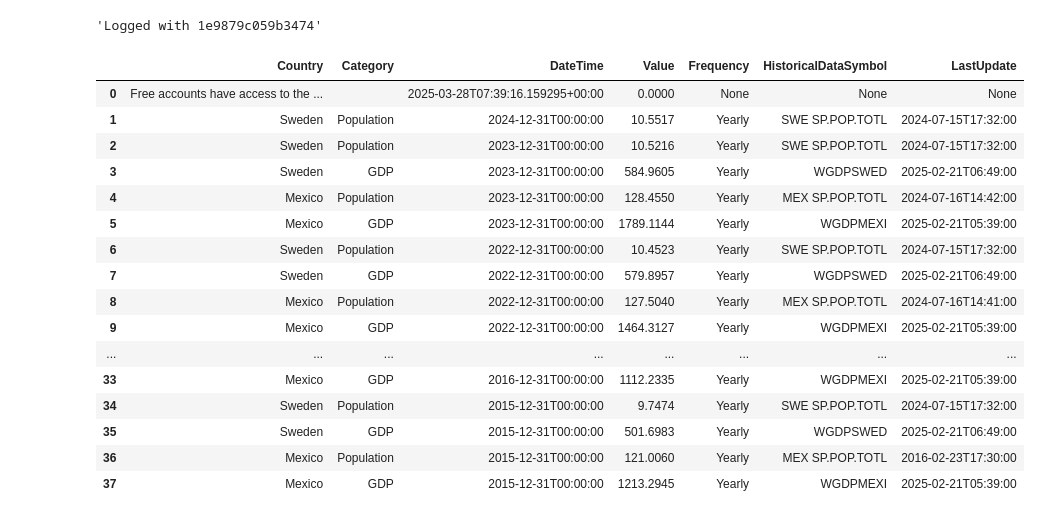
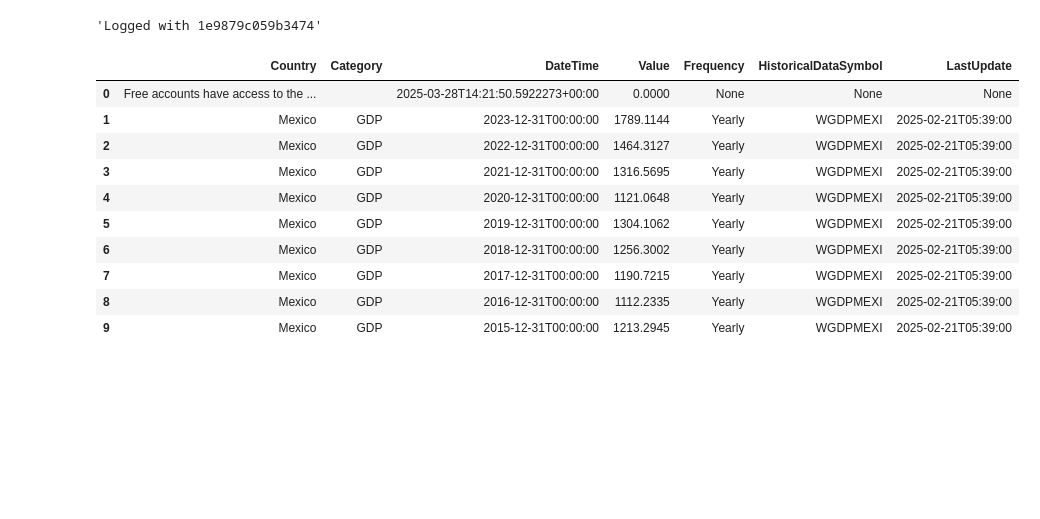
Before and after one commit to SunLang333/tradingeconomics, a Jupyter notebook: python/my_work/app.ipynb, the cells around one changed output. Saved outputs shown, nothing was run; the diff lists cells and outputs as text; code cells hidden in the pictures; blank space fills up the shorter version.

```diff
--- a/python/my_work/app.ipynb
+++ b/python/my_work/app.ipynb
@@ -11,23 +10,17 @@ te.login('1e9879c059b3474:6hr5wpdewahqbsf')
 # %% [output]
 'Logged with 1e9879c059b3474'
 # %%
-data = te.getHistoricalData(country=['mexico', 'sweden'], indicator=['gdp','population'], initDate='2015-01-01', output_type='df')
+data = te.getHistoricalData(country=['mexico'], indicator=['gdp'], initDate='2015-01-01', output_type='df')
 pd.DataFrame(data)
 # %% [output]
 |  | Country | Category | DateTime | Value | Frequency | HistoricalDataSymbol | LastUpdate |
-| 0 | Free accounts have access to the ... |  | 2025-03-28T07:39:16.159295+00:00 | 0.0000 | None | None | None |
-| 1 | Sweden | Population | 2024-12-31T00:00:00 | 10.5517 | Yearly | SWE SP.POP.TOTL | 2024-07-15T17:32:00 |
-| 2 | Sweden | Population | 2023-12-31T00:00:00 | 10.5216 | Yearly | SWE SP.POP.TOTL | 2024-07-15T17:32:00 |
-| 3 | Sweden | GDP | 2023-12-31T00:00:00 | 584.9605 | Yearly | WGDPSWED | 2025-02-21T06:49:00 |
-| 4 | Mexico | Population | 2023-12-31T00:00:00 | 128.4550 | Yearly | MEX SP.POP.TOTL | 2024-07-16T14:42:00 |
-| 5 | Mexico | GDP | 2023-12-31T00:00:00 | 1789.1144 | Yearly | WGDPMEXI | 2025-02-21T05:39:00 |
-| 6 | Sweden | Population | 2022-12-31T00:00:00 | 10.4523 | Yearly | SWE SP.POP.TOTL | 2024-07-15T17:32:00 |
-| 7 | Sweden | GDP | 2022-12-31T00:00:00 | 579.8957 | Yearly | WGDPSWED | 2025-02-21T06:49:00 |
-| 8 | Mexico | Population | 2022-12-31T00:00:00 | 127.5040 | Yearly | MEX SP.POP.TOTL | 2024-07-16T14:41:00 |
-| 9 | Mexico | GDP | 2022-12-31T00:00:00 | 1464.3127 | Yearly | WGDPMEXI | 2025-02-21T05:39:00 |
-| ... | ... | ... | ... | ... | ... | ... | ... |
-| 33 | Mexico | GDP | 2016-12-31T00:00:00 | 1112.2335 | Yearly | WGDPMEXI | 2025-02-21T05:39:00 |
-| 34 | Sweden | Population | 2015-12-31T00:00:00 | 9.7474 | Yearly | SWE SP.POP.TOTL | 2024-07-15T17:32:00 |
-| 35 | Sweden | GDP | 2015-12-31T00:00:00 | 501.6983 | Yearly | WGDPSWED | 2025-02-21T06:49:00 |
-| 36 | Mexico | Population | 2015-12-31T00:00:00 | 121.0060 | Yearly | MEX SP.POP.TOTL | 2016-02-23T17:30:00 |
-| 37 | Mexico | GDP | 2015-12-31T00:00:00 | 1213.2945 | Yearly | WGDPMEXI | 2025-02-21T05:39:00 |
+| 0 | Free accounts have access to the ... |  | 2025-03-28T14:21:50.5922273+00:00 | 0.0000 | None | None | None |
+| 1 | Mexico | GDP | 2023-12-31T00:00:00 | 1789.1144 | Yearly | WGDPMEXI | 2025-02-21T05:39:00 |
+| 2 | Mexico | GDP | 2022-12-31T00:00:00 | 1464.3127 | Yearly | WGDPMEXI | 2025-02-21T05:39:00 |
+| 3 | Mexico | GDP | 2021-12-31T00:00:00 | 1316.5695 | Yearly | WGDPMEXI | 2025-02-21T05:39:00 |
+| 4 | Mexico | GDP | 2020-12-31T00:00:00 | 1121.0648 | Yearly | WGDPMEXI | 2025-02-21T05:39:00 |
+| 5 | Mexico | GDP | 2019-12-31T00:00:00 | 1304.1062 | Yearly | WGDPMEXI | 2025-02-21T05:39:00 |
+| 6 | Mexico | GDP | 2018-12-31T00:00:00 | 1256.3002 | Yearly | WGDPMEXI | 2025-02-21T05:39:00 |
+| 7 | Mexico | GDP | 2017-12-31T00:00:00 | 1190.7215 | Yearly | WGDPMEXI | 2025-02-21T05:39:00 |
+| 8 | Mexico | GDP | 2016-12-31T00:00:00 | 1112.2335 | Yearly | WGDPMEXI | 2025-02-21T05:39:00 |
+| 9 | Mexico | GDP | 2015-12-31T00:00:00 | 1213.2945 | Yearly | WGDPMEXI | 2025-02-21T05:39:00 |
```
Also changed, not shown: parts of 4 cells of this notebook, 5 other files.
